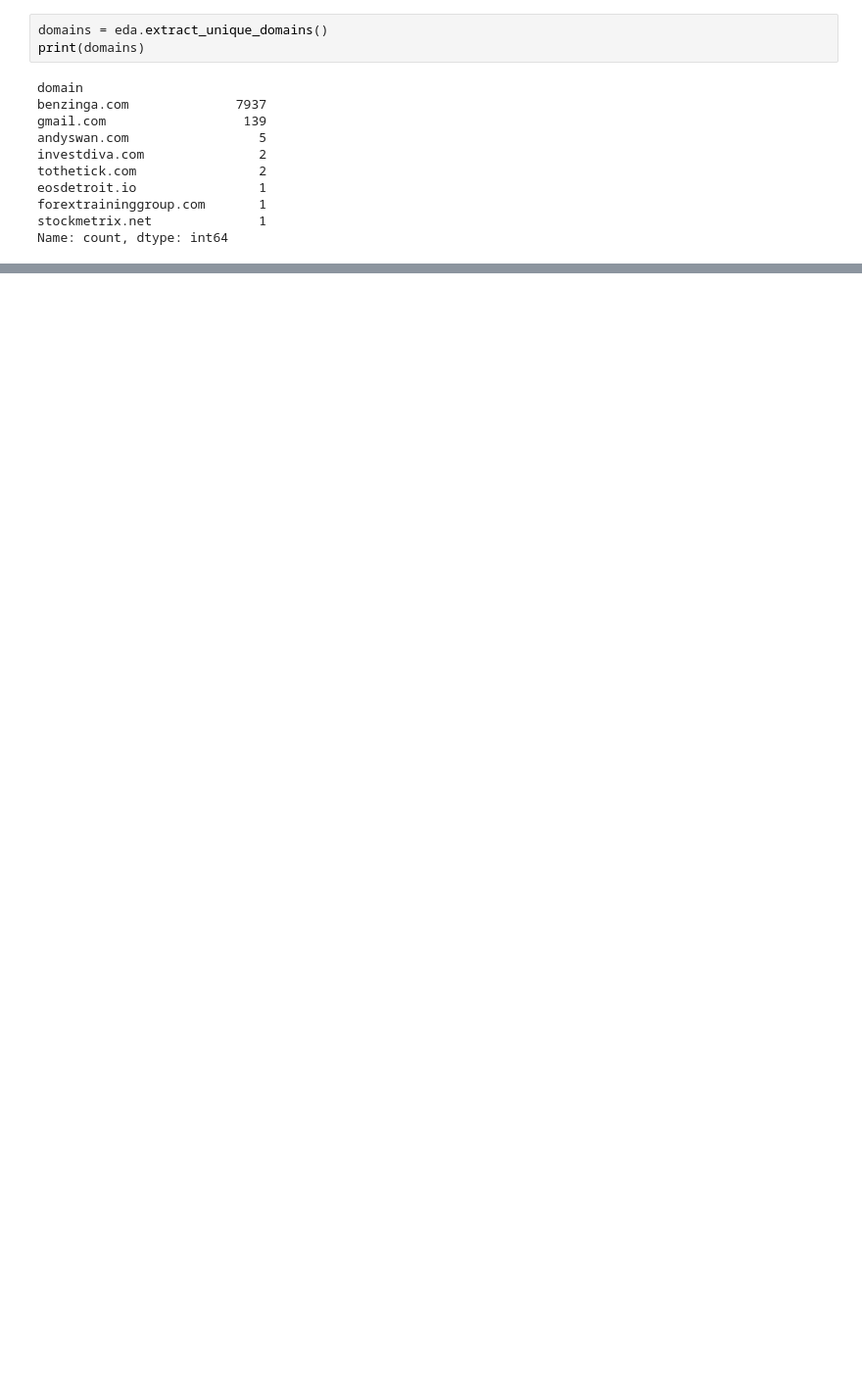
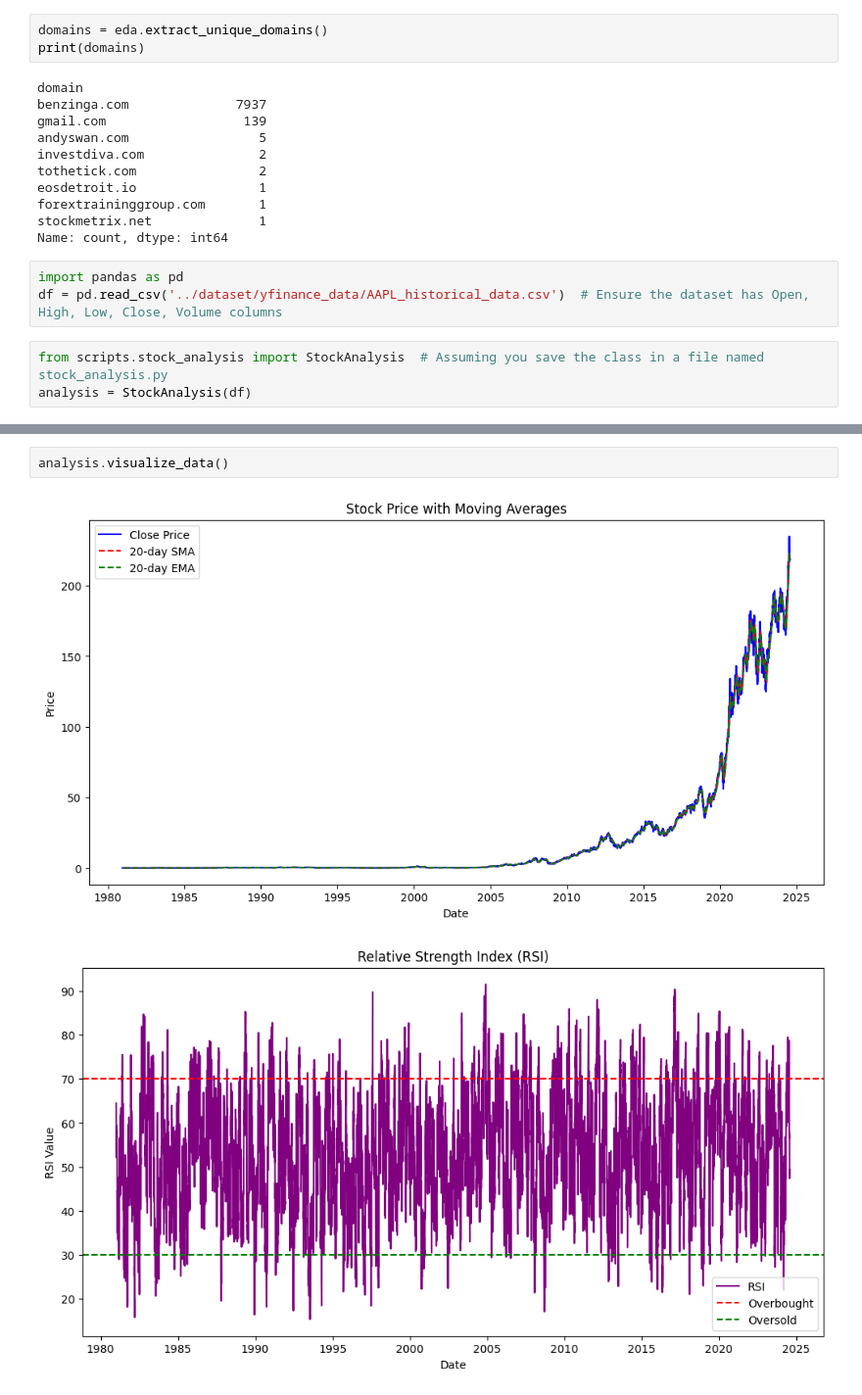
Before and after one commit to HabibiGirum/Stock_Market_Insights_From_Financial_news, a Jupyter notebook: notebooks/stock_analysis.ipynb, the cells around one changed output, grey strips where cells are left out. Shown at 98% size. Drawn from its saved outputs; the diff is of its cells as text; blank space fills up the shorter version.

Commit message:
stock analysis

```diff
--- a/notebooks/stock_analysis.ipynb
+++ b/notebooks/stock_analysis.ipynb
@@ -131,3 +131,9 @@ eosdetroit.io                1
 forextraininggroup.com       1
 stockmetrix.net              1
 Name: count, dtype: int64
+# %%
+import pandas as pd
+df = pd.read_csv('../dataset/yfinance_data/AAPL_historical_data.csv')  # Ensure the dataset has Open, High, Low, Close, Volume columns
+# %%
+from scripts.stock_analysis import StockAnalysis  # Assuming you save the class in a file named stock_analysis.py
+analysis = StockAnalysis(df)
@@ -133,0 +172,5 @@ Name: count, dtype: int64
+# %%
+analysis.visualize_data()
+# %% [output]
+[figure, added]
+[figure, added]
```
Also changed, not shown: parts of 6 cells of this notebook, 1 other file.
